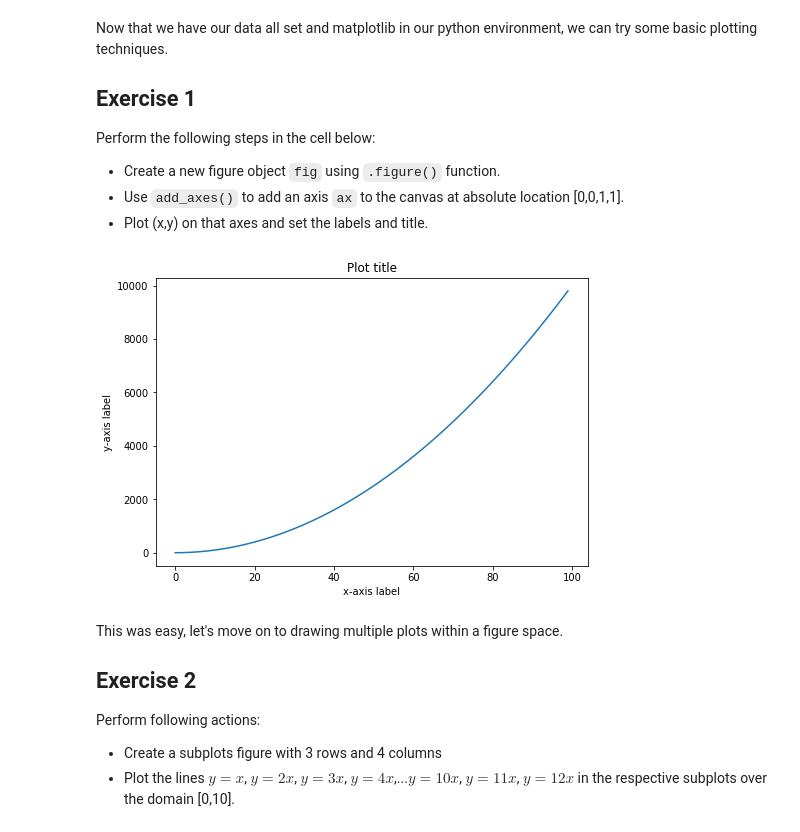
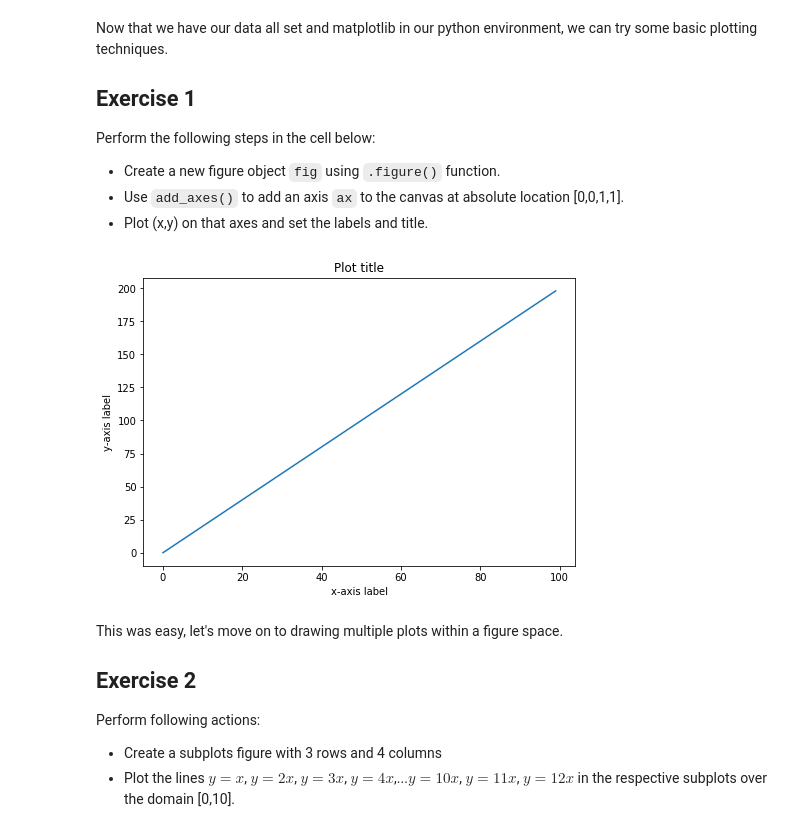
Before and after one commit to learn-co-curriculum/dsc-more-practice-with-matplotlib-lab, a Jupyter notebook: index.ipynb, the cells around one changed output. Drawn from its saved outputs; the diff is of its cells as text; code cells hidden in the pictures.

Commit message:
changed graph from z to y

```diff
--- a/index.ipynb
+++ b/index.ipynb
@@ -65,13 +65,13 @@ Perform the following steps in the cell below:
 # %%
 fig = plt.figure()
 ax = fig.add_axes([0,0,1,1])
-ax.plot(x,z)
+ax.plot(x,y)
 ax.set_xlabel('x-axis label')
 ax.set_ylabel('y-axis label')
 ax.set_title('Plot title')
 plt.show()
 # %% [output]
-[figure, old version]
+[figure, new version]
 # %% [markdown]
 This was easy, let's move on to drawing multiple plots within a figure space.
 
```
Also changed, not shown: parts of 2 cells of this notebook, 3 other files.
